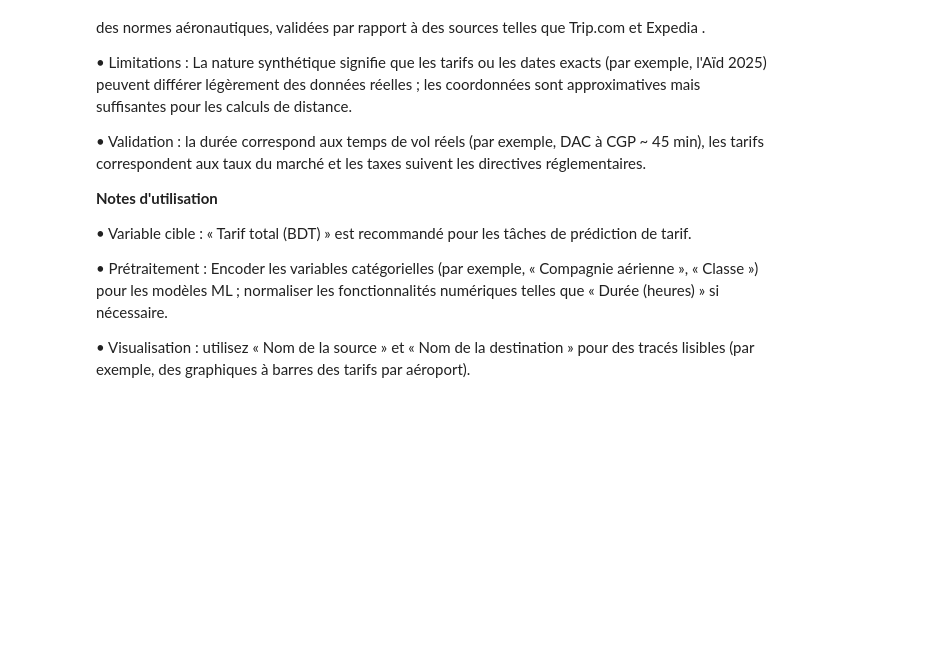
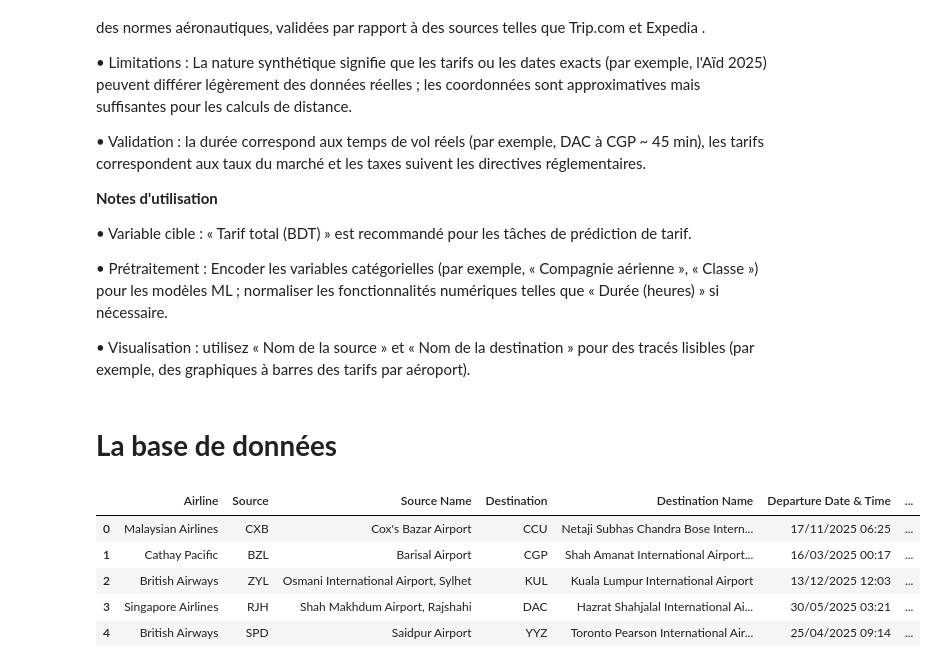
Before and after one commit to bigirimanainnocent12/Apprentissage_automatique, a Jupyter notebook: Ensemble_de_données_sur_les_prix_des_vols_au_Bangladesh.ipynb, the cells around one changed output. Cells and saved outputs as stored; diff of their text form; code cells hidden in the pictures; blank space fills up the shorter version.

```diff
--- a/Ensemble_de_données_sur_les_prix_des_vols_au_Bangladesh.ipynb
+++ b/Ensemble_de_données_sur_les_prix_des_vols_au_Bangladesh.ipynb
@@ -166,3 +166,5 @@ Classe ») pour les modèles ML ; normaliser les fonctionnalités numériques te
 
 • Visualisation : utilisez « Nom de la source » et « Nom de la destination » pour des tracés
 lisibles (par exemple, des graphiques à barres des tarifs par aéroport).
+# %% [markdown]
+# **La base de données**
@@ -168,0 +173,11 @@ lisibles (par exemple, des graphiques à barres des tarifs par aéroport).
+# %%
+import pandas as pd
+df = pd.read_csv('/content/Flight_Price_Dataset_of_Bangladesh.csv', on_bad_lines='skip',sep=';')
+df.head()
+# %% [output]
+|  | Airline | Source | Source Name | Destination | Destination Name | Departure Date & Time | ... |
+| 0 | Malaysian Airlines | CXB | Cox's Bazar Airport | CCU | Netaji Subhas Chandra Bose Intern... | 17/11/2025 06:25 | ... |
+| 1 | Cathay Pacific | BZL | Barisal Airport | CGP | Shah Amanat International Airport... | 16/03/2025 00:17 | ... |
+| 2 | British Airways | ZYL | Osmani International Airport, Sylhet | KUL | Kuala Lumpur International Airport | 13/12/2025 12:03 | ... |
+| 3 | Singapore Airlines | RJH | Shah Makhdum Airport, Rajshahi | DAC | Hazrat Shahjalal International Ai... | 30/05/2025 03:21 | ... |
+| 4 | British Airways | SPD | Saidpur Airport | YYZ | Toronto Pearson International Air... | 25/04/2025 09:14 | ... |
```
Also changed, not shown: parts of 12 cells of this notebook.
